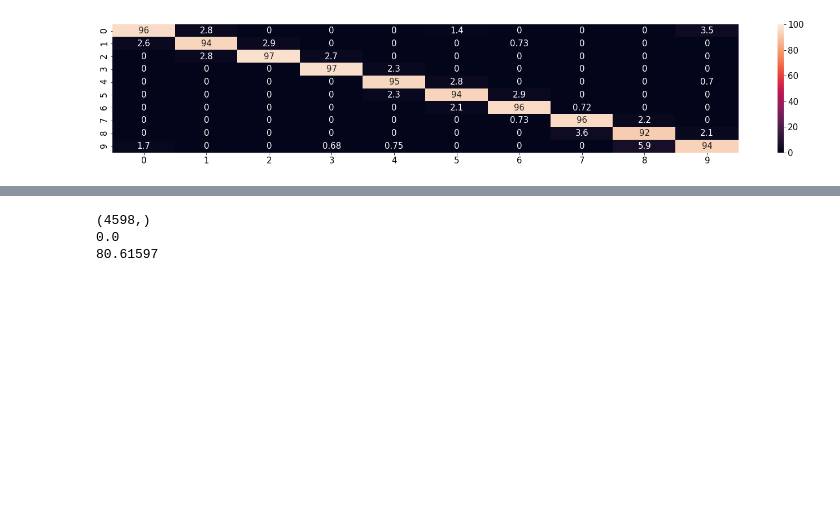
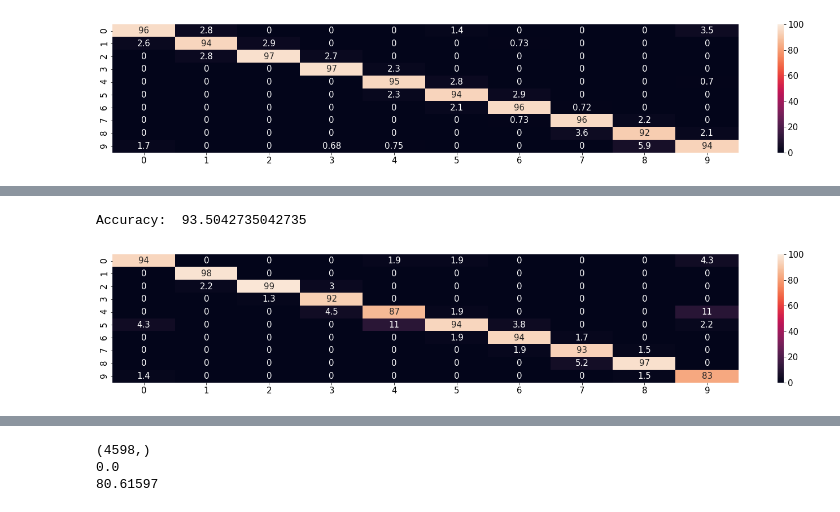
Before and after one commit to hnoamany/Mind-Readers, a Jupyter notebook: Notebooks/Stringer_LDA_classification_orientations.ipynb, the cells around one changed output, grey strips where cells are left out. Cells and saved outputs as stored; diff of their text form; code cells hidden in the pictures; blank space fills up the shorter version.

```diff
--- a/Notebooks/Stringer_LDA_classification_orientations.ipynb
+++ b/Notebooks/Stringer_LDA_classification_orientations.ipynb
@@ -121,0 +222,9 @@ axistim=sn.heatmap(conf2istim.T, 0,100,annot=True) #Plot the heatmap
+# %%
+#For nicer presentation, use a heatplot to show percentage correct for each class
+
+uniquemoving, countsmoving = np.unique(y_testmoving, return_counts=True) #Find out how often each class is present in y_test
+
+countsmatrixmoving = (np.repeat(countsmoving,(n))) #Matrix of number of trials per condition
+countsmatrixmoving = np.reshape(countsmatrixmoving,(n,n))
+
+conf2moving = confmoving / countsmatrixmoving * 100 #Calculate percentage correct
@@ -121,0 +249,6 @@ axistim=sn.heatmap(conf2istim.T, 0,100,annot=True) #Plot the heatmap
+# %%
+axmoving=sn.heatmap(conf2moving.T, 0,100,annot=True) #Plot the heatmap
+print('Accuracy: ', (y_testmoving == y_predmoving).sum()/len(y_testmoving) * 100)
+# %% [output]
+Accuracy:  93.5042735042735
+[figure, added]
```
Also changed, not shown: parts of 30 cells of this notebook.
